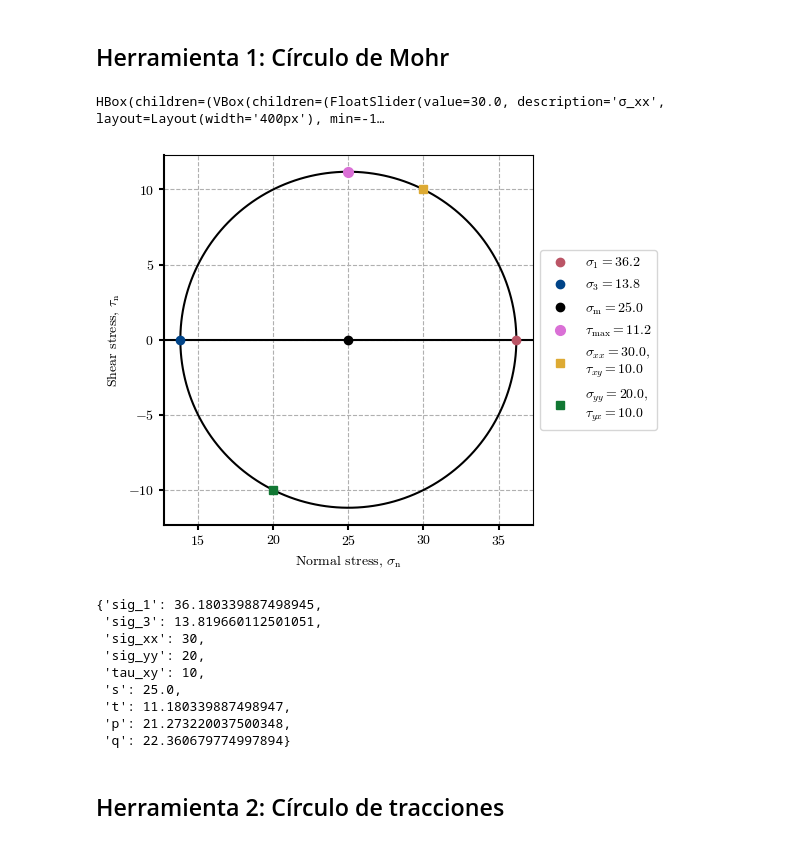
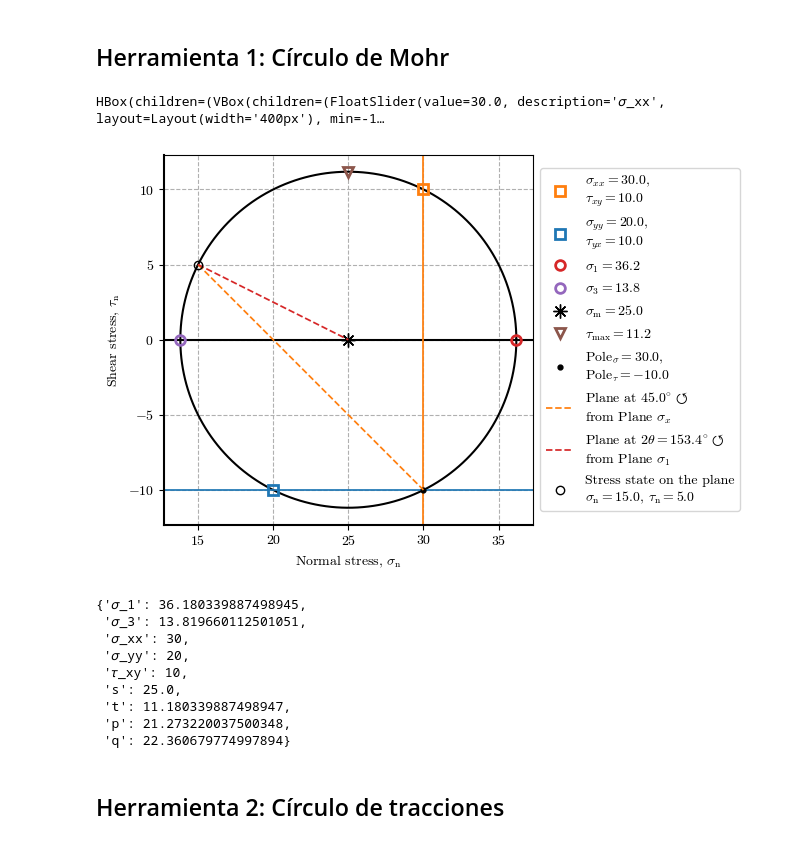
Before and after one commit to AppliedMechanics-EAFIT/soil_mechanics, a Jupyter notebook: notebooks/mohr_circles.ipynb, the cells around one changed output. Cells and saved outputs as stored; diff of their text form; code cells hidden in the pictures.

Commit message:
Minor fixing to plots in the Mohr circle notebooks

```diff
--- a/notebooks/mohr_circles.ipynb
+++ b/notebooks/mohr_circles.ipynb
@@ -162,14 +157,14 @@ def plot_traction_circle(sigma_xx, sigma_yy, tau_xy, **kwargs):
 s, l = {'description_width': '60px'}, wgt.Layout(width='400px')
 s_env, l_env = {'description_width': '60px'}, wgt.Layout(width='190px')
 controls = {
-    'sigma_xx': wgt.FloatSlider(value=30, min=-10, max=100, description="σ_xx", style=s, layout=l),
-    'sigma_yy': wgt.FloatSlider(value=20, min=-10, max=100, description="σ_yy", style=s, layout=l),
-    'tau_xy': wgt.FloatSlider(value=10, min=-25, max=25, description="𝜏_xy", style=s, layout=l),
+    'σ_xx': wgt.FloatSlider(value=30, min=-10, max=100, description="𝜎_xx", style=s, layout=l),
+    'σ_yy': wgt.FloatSlider(value=20, min=-10, max=100, description="𝜎_yy", style=s, layout=l),
+    'τ_xy': wgt.FloatSlider(value=10, min=-40, max=40, description="𝜏_xy", style=s, layout=l),
     'plot_pole': wgt.Checkbox(value=False, description="Plot pole?", style=s, layout=l),
     'plot_envelope': wgt.Checkbox(value=False, description="Plot envelope? → ", style=s_env, layout=l_env),
     'envelope': wgt.Text(value="'c': 5, '𝜙': 27", style=s_env, layout=l_env),
     'plot_plane': wgt.Checkbox(value=False, description="Plot a plane? → ", style=s_env, layout=wgt.Layout(width='180px')),
-    'alpha': wgt.FloatSlider(value=0, min=0, max=180, step=0.2, description="α", style={'description_width': '10px'}, layout=wgt.Layout(width='220px')),
+    'α': wgt.FloatSlider(value=45, min=0, max=180, step=0.2, description="α", style={'description_width': '10px'}, layout=wgt.Layout(width='220px')),
     'xlim': wgt.FloatRangeSlider(value=[10, 40], min=-50, max=100, step=.5, description='x-axis:', readout_format='.0f', style=s, layout=l),
     'ylim': wgt.FloatRangeSlider(value=[-15, 15], min=-100, max=100, step=.5, description='y-axis:', readout_format='.0f', style=s, layout=l),
 }
@@ -180,17 +175,18 @@ c = c_all[:4] + c_env + c_pln+ c_all[8:]
 fig = wgt.interactive_output(plot_mohr_circle, controls)
 wgt.HBox((wgt.VBox(c), fig), layout=wgt.Layout(align_items='center'))
 # %% [output]
-HBox(children=(VBox(children=(FloatSlider(value=30.0, description='σ_xx', layout=Layout(width='400px'), min=-1…
+HBox(children=(VBox(children=(FloatSlider(value=30.0, description='𝜎_xx', layout=Layout(width='400px'), min=-1…
 # %%
 # Imagen no interactiva
-plot_mohr_circle(sigma_xx=30, sigma_yy=20, tau_xy=10)
+# plot_mohr_circle(𝜎_xx=30, 𝜎_yy=20, 𝜏_xy=10)
+plot_mohr_circle(𝜎_xx=30, 𝜎_yy=20, 𝜏_xy=10, plot_pole=True, plot_plane=True, 𝛼=45)
 # %% [output]
-[figure, old version]
+[figure, new version]
-{'sig_1': 36.180339887498945,
- 'sig_3': 13.819660112501051,
- 'sig_xx': 30,
- 'sig_yy': 20,
- 'tau_xy': 10,
+{'𝜎_1': 36.180339887498945,
+ '𝜎_3': 13.819660112501051,
+ '𝜎_xx': 30,
+ '𝜎_yy': 20,
+ '𝜏_xy': 10,
  's': 25.0,
  't': 11.180339887498947,
  'p': 21.273220037500348,
```
Also changed, not shown: parts of 1 cell of this notebook, 1 other file.
